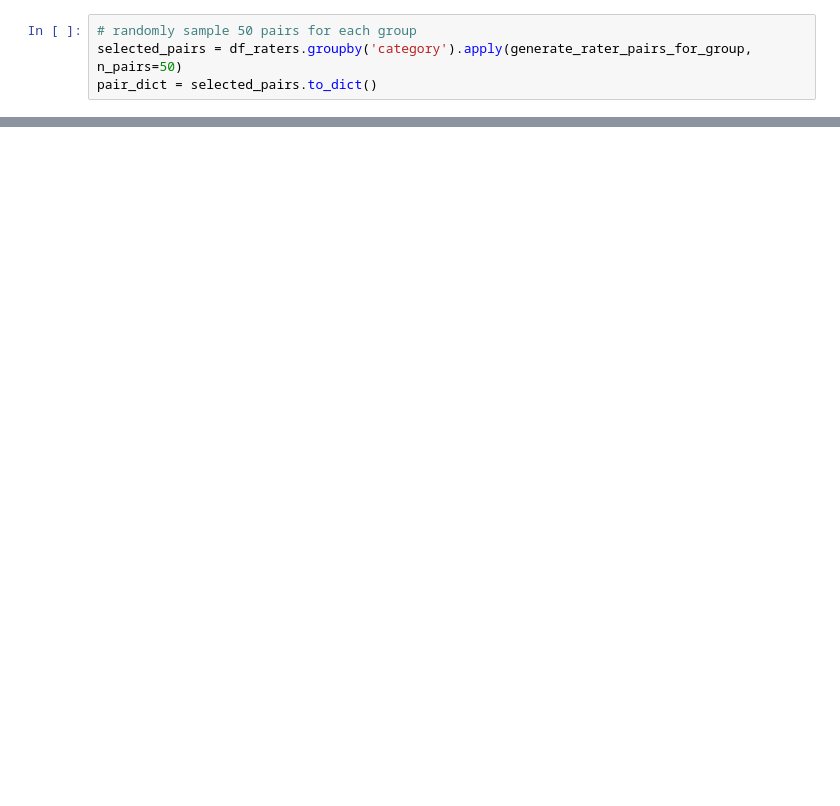
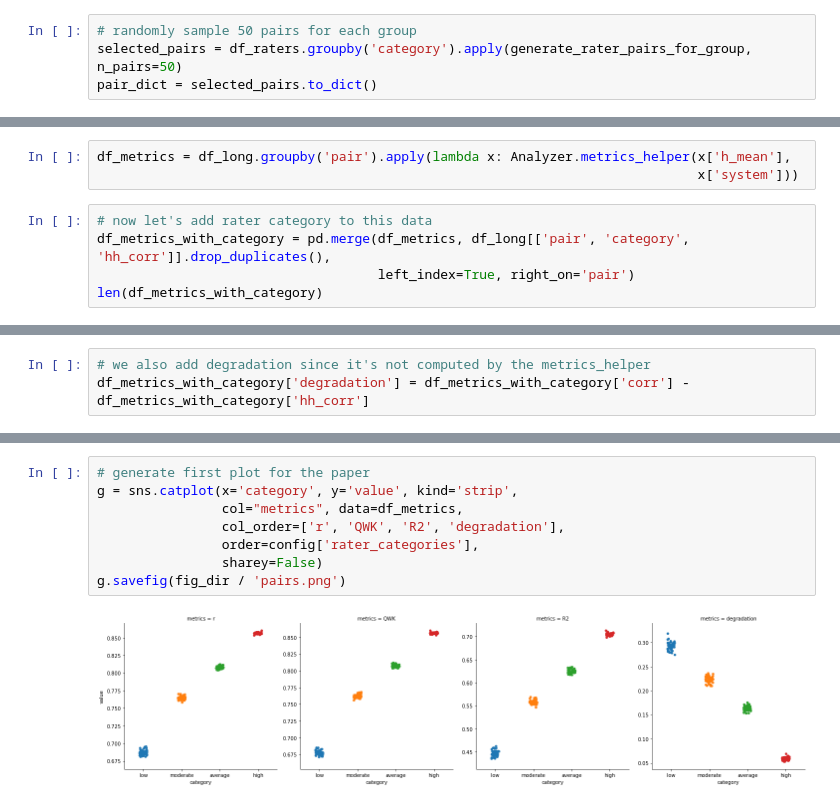
Before and after one commit to EducationalTestingService/prmse-simulations, a Jupyter notebook: notebooks/exp_1A2H.ipynb, the cells around one changed output, grey strips where cells are left out. Saved outputs shown, nothing was run; the diff lists cells and outputs as text; blank space fills up the shorter version.

Commit message:
Cleaned up th code in the first notebooks and updated readme

```diff
--- a/notebooks/exp_1A2H.ipynb
+++ b/notebooks/exp_1A2H.ipynb
@@ -70,0 +72,8 @@ len(df_corr)
+# %%
+df_metrics = df_long.groupby('pair').apply(lambda x: Analyzer.metrics_helper(x['h_mean'],
+                                                                             x['system']))
+# %%
+# now let's add rater category to this data
+df_metrics_with_category = pd.merge(df_metrics, df_long[['pair', 'category', 'hh_corr']].drop_duplicates(),
+                                    left_index=True, right_on='pair')
+len(df_metrics_with_category)
@@ -70,0 +82,3 @@ len(df_corr)
+# %%
+# we also add degradation since it's not computed by the metrics_helper
+df_metrics_with_category['degradation'] = df_metrics_with_category['corr'] - df_metrics_with_category['hh_corr']
@@ -70,0 +105,10 @@ len(df_corr)
+# %%
+# generate first plot for the paper
+g = sns.catplot(x='category', y='value', kind='strip',
+                col="metrics", data=df_metrics,
+                col_order=['r', 'QWK', 'R2', 'degradation'],
+                order=config['rater_categories'],
+                sharey=False)
+g.savefig(fig_dir / 'pairs.png')
+# %% [output]
+[figure, added]
```
Also changed, not shown: parts of 30 cells of this notebook, 6 other files.
